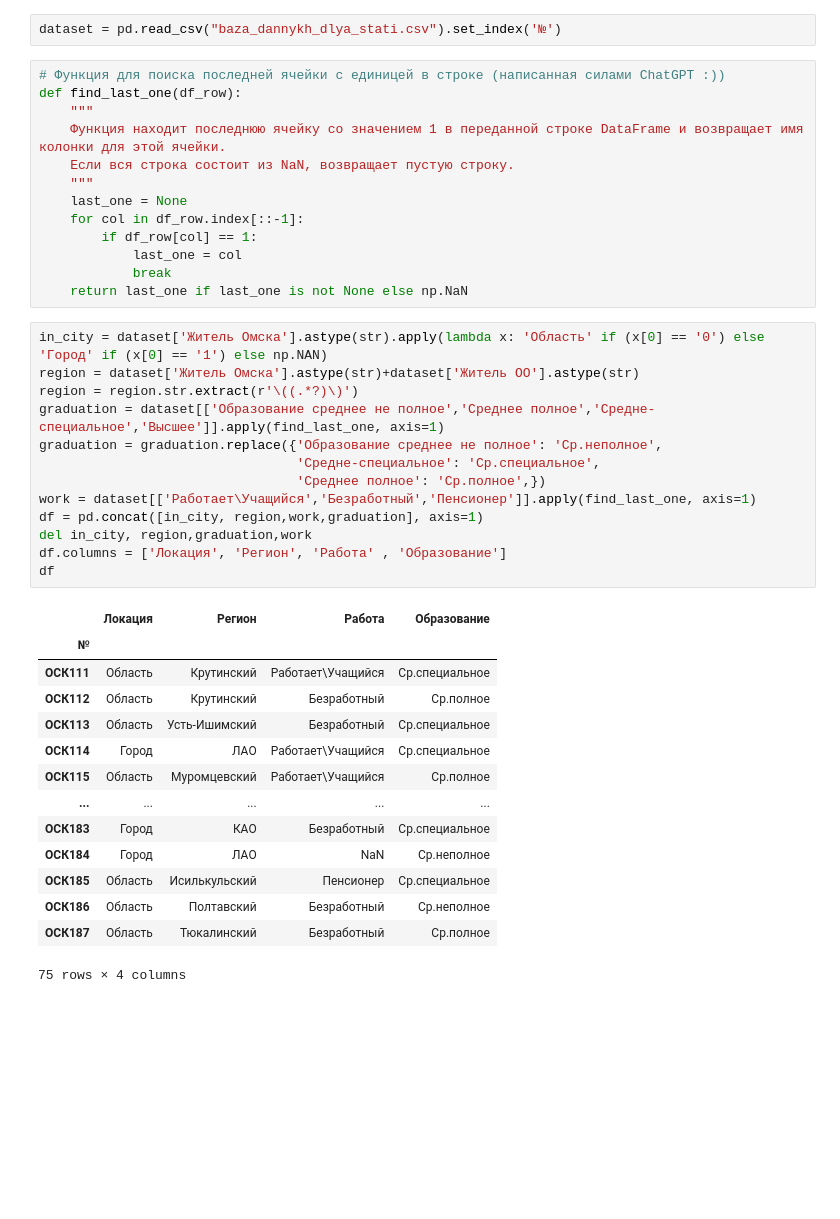
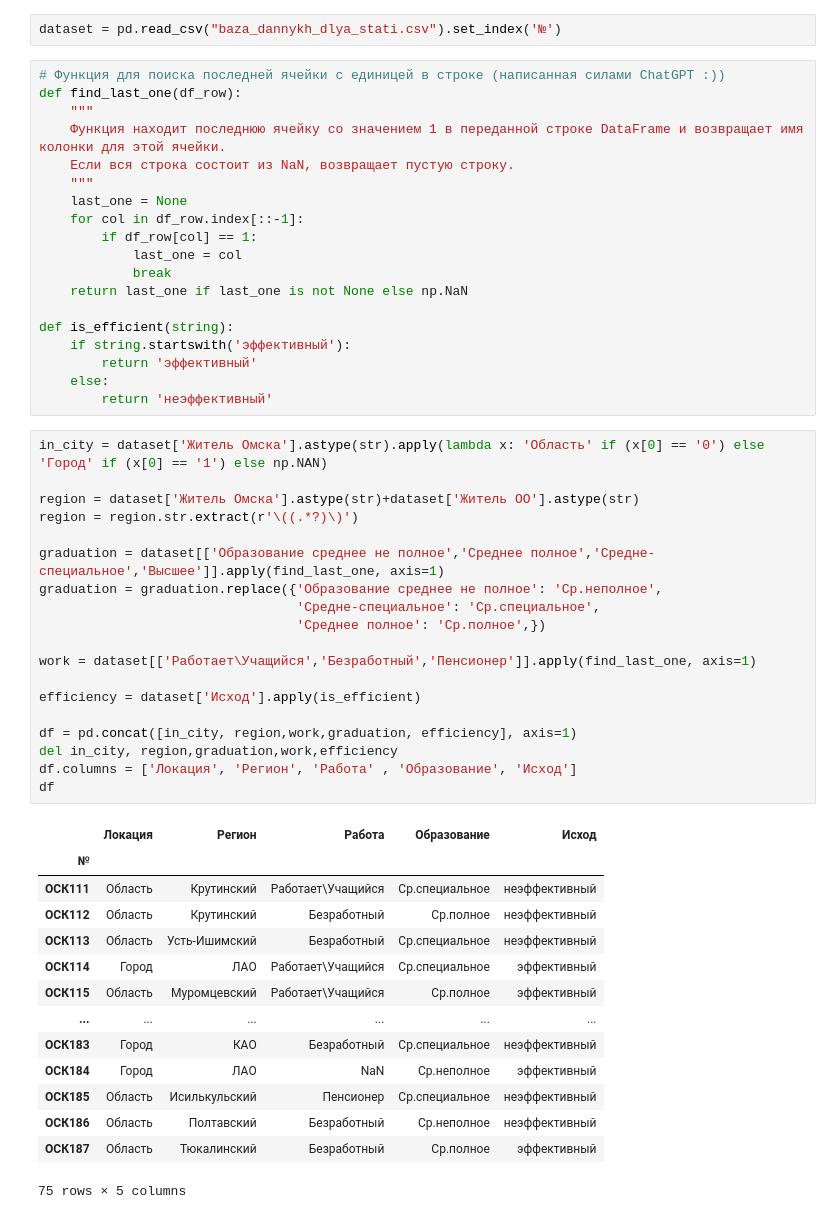
Before and after one commit to D-314/cyber-tuber, a Jupyter notebook: processing.ipynb, the cells around one changed output. Saved outputs shown, nothing was run; the diff lists cells and outputs as text; blank space fills up the shorter version.

```diff
--- a/processing.ipynb
+++ b/processing.ipynb
@@ -29,34 +29,46 @@ def find_last_one(df_row):
             last_one = col
             break
     return last_one if last_one is not None else np.NaN
+
+def is_efficient(string):
+    if string.startswith('эффективный'):
+        return 'эффективный'
+    else:
+        return 'неэффективный'
 # %%
 in_city = dataset['Житель Омска'].astype(str).apply(lambda x: 'Область' if (x[0] == '0') else 'Город' if (x[0] == '1') else np.NAN)
+
 region = dataset['Житель Омска'].astype(str)+dataset['Житель ОО'].astype(str)
 region = region.str.extract(r'\((.*?)\)')
+
 graduation = dataset[['Образование среднее не полное','Среднее полное','Средне-специальное','Высшее']].apply(find_last_one, axis=1)
 graduation = graduation.replace({'Образование среднее не полное': 'Ср.неполное',
                                  'Средне-специальное': 'Ср.специальное',
                                  'Среднее полное': 'Ср.полное',})
+
 work = dataset[['Работает\Учащийся','Безработный','Пенсионер']].apply(find_last_one, axis=1)
-df = pd.concat([in_city, region,work,graduation], axis=1)
-del in_city, region,graduation,work
-df.columns = ['Локация', 'Регион', 'Работа' , 'Образование']
+
+efficiency = dataset['Исход'].apply(is_efficient)
+
+df = pd.concat([in_city, region,work,graduation, efficiency], axis=1)
+del in_city, region,graduation,work,efficiency
+df.columns = ['Локация', 'Регион', 'Работа' , 'Образование', 'Исход']
 df
 # %% [output]
-|  | Локация | Регион | Работа | Образование |
-| № |  |  |  |  |
-| ОСК111 | Область | Крутинский | Работает\Учащийся | Ср.специальное |
-| ОСК112 | Область | Крутинский | Безработный | Ср.полное |
-| ОСК113 | Область | Усть-Ишимский | Безработный | Ср.специальное |
-| ОСК114 | Город | ЛАО | Работает\Учащийся | Ср.специальное |
-| ОСК115 | Область | Муромцевский | Работает\Учащийся | Ср.полное |
-| ... | ... | ... | ... | ... |
-| ОСК183 | Город | КАО | Безработный | Ср.специальное |
-| ОСК184 | Город | ЛАО | NaN | Ср.неполное |
-| ОСК185 | Область | Исилькульский | Пенсионер | Ср.специальное |
-| ОСК186 | Область | Полтавский | Безработный | Ср.неполное |
-| ОСК187 | Область | Тюкалинский | Безработный | Ср.полное |
+|  | Локация | Регион | Работа | Образование | Исход |
+| № |  |  |  |  |  |
+| ОСК111 | Область | Крутинский | Работает\Учащийся | Ср.специальное | неэффективный |
+| ОСК112 | Область | Крутинский | Безработный | Ср.полное | неэффективный |
+| ОСК113 | Область | Усть-Ишимский | Безработный | Ср.специальное | неэффективный |
+| ОСК114 | Город | ЛАО | Работает\Учащийся | Ср.специальное | эффективный |
+| ОСК115 | Область | Муромцевский | Работает\Учащийся | Ср.полное | эффективный |
+| ... | ... | ... | ... | ... | ... |
+| ОСК183 | Город | КАО | Безработный | Ср.специальное | неэффективный |
+| ОСК184 | Город | ЛАО | NaN | Ср.неполное | эффективный |
+| ОСК185 | Область | Исилькульский | Пенсионер | Ср.специальное | неэффективный |
+| ОСК186 | Область | Полтавский | Безработный | Ср.неполное | неэффективный |
+| ОСК187 | Область | Тюкалинский | Безработный | Ср.полное | эффективный |
-75 rows × 4 columns
+75 rows × 5 columns
 # %%
 # Строим два графика в разных областях графика
 fig, (ax1, ax2) = plt.subplots(nrows=2, sharex=True)
```
Also changed, not shown: parts of 4 cells of this notebook.
